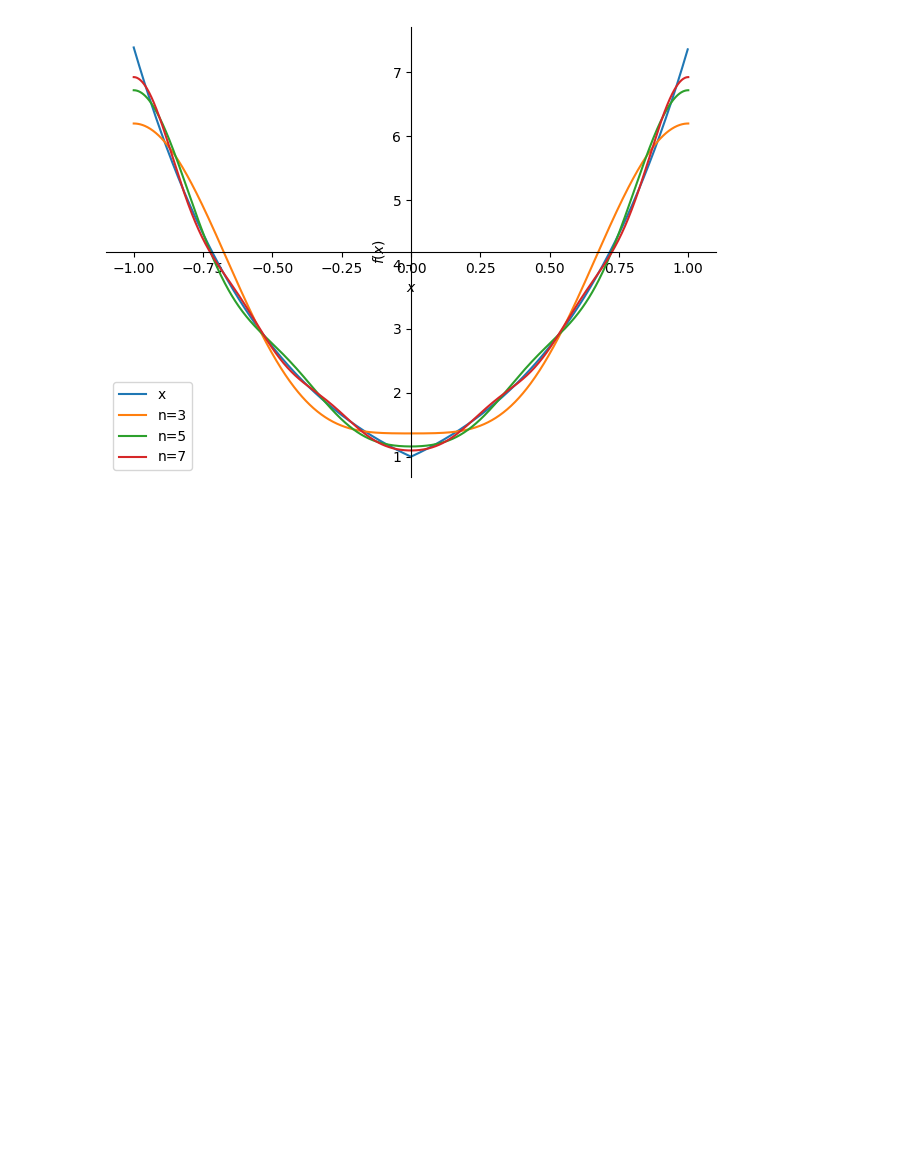
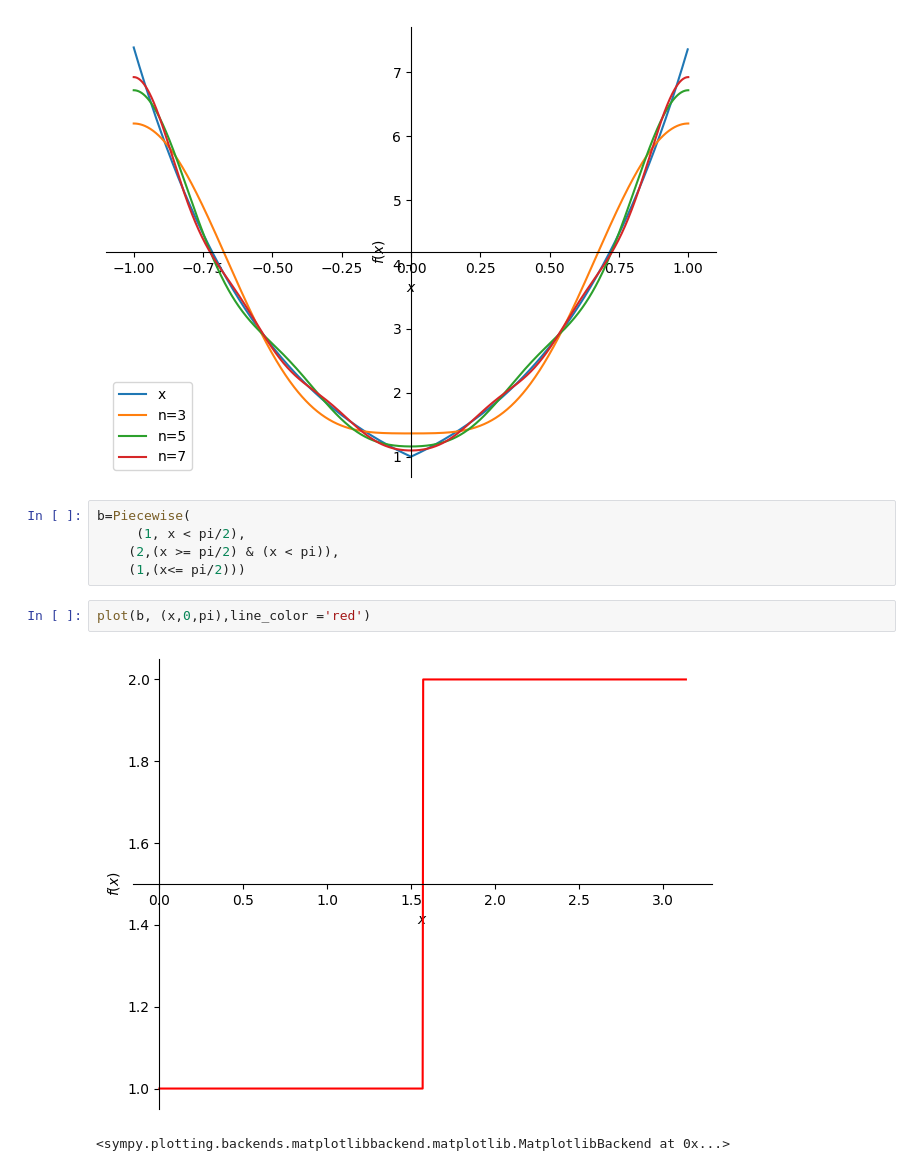
Before and after one commit to jorge-pichardo07/EDP1, a Jupyter notebook: series_pares_e_impares.ipynb, the cells around one changed output. Drawn from its saved outputs; the diff is of its cells as text; blank space fills up the shorter version.

```diff
--- a/series_pares_e_impares.ipynb
+++ b/series_pares_e_impares.ipynb
@@ -60,3 +60,13 @@ p[3].label = 'n=7'
 p.show()
 # %% [output]
 [figure]
+# %%
+b=Piecewise(
+     (1, x < pi/2),
+    (2,(x >= pi/2) & (x < pi)),
+    (1,(x<= pi/2)))
+# %%
+plot(b, (x,0,pi),line_color ='red')
+# %% [output]
+[figure, added]
+<sympy.plotting.backends.matplotlibbackend.matplotlib.MatplotlibBackend at 0x...>
```
Also changed, not shown: parts of 4 cells of this notebook.
